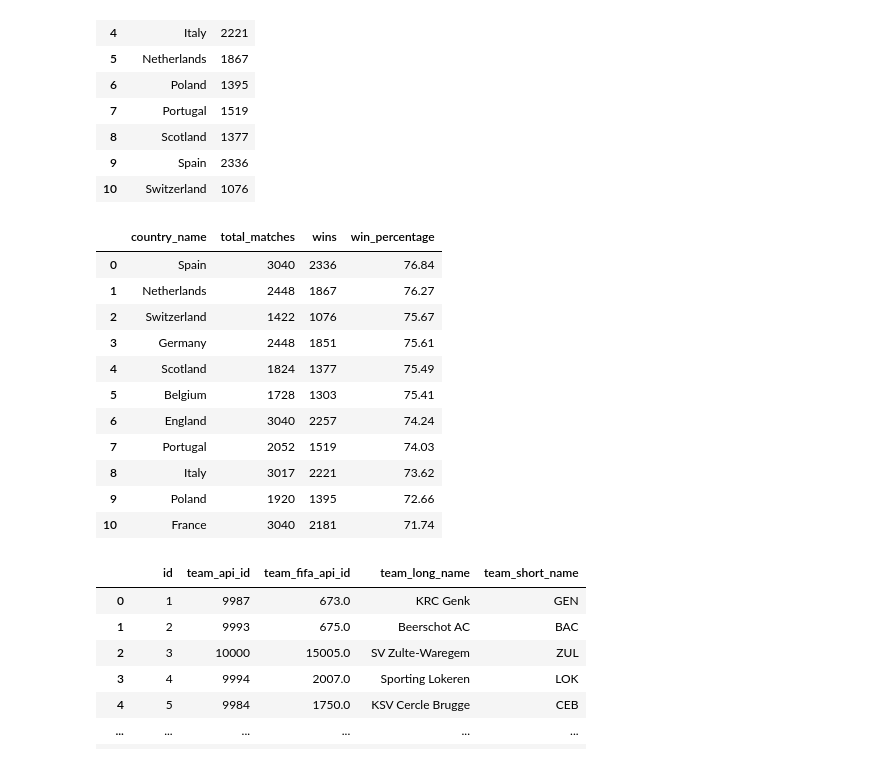
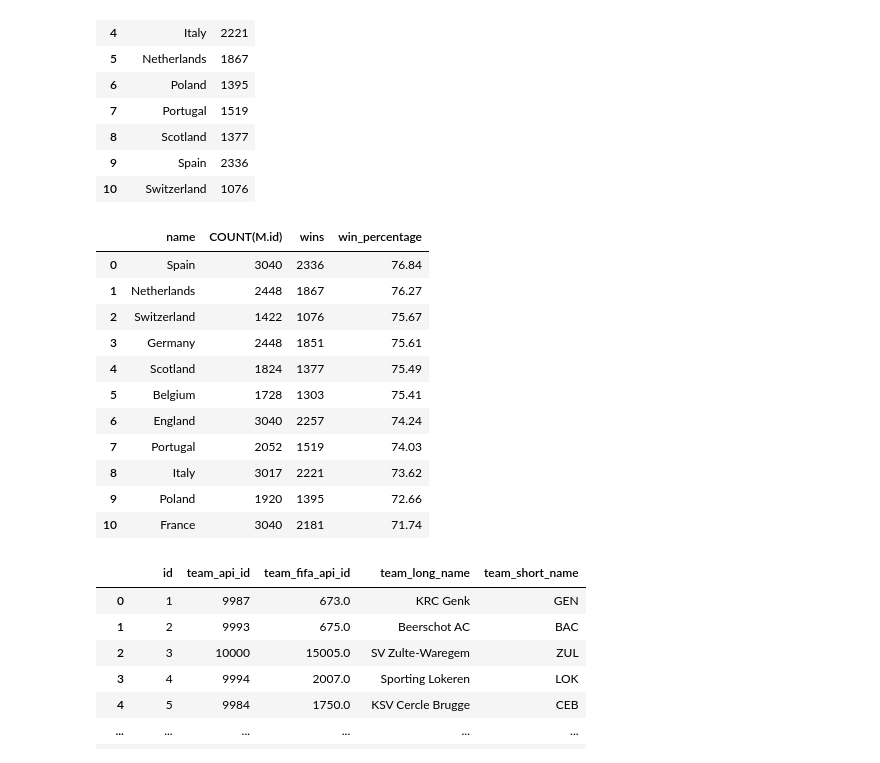
Before and after one commit to Yash-Gavade/Soccer-Game-Analysis, a Jupyter notebook: Code.ipynb, the cells around one changed output. Saved outputs shown, nothing was run; the diff lists cells and outputs as text; code cells hidden in the pictures.

Commit message:
Stats

```diff
--- a/Code.ipynb
+++ b/Code.ipynb
@@ -182,26 +179,23 @@ countries_wins
 | 9 | Spain | 2336 |
 | 10 | Switzerland | 1076 |
 # %%
-countries_stats = pd.read_sql("""
-    SELECT C.name AS country_name,
-           COUNT(M.id) AS total_matches,
-           SUM(CASE
-               WHEN (M.home_team_goal > M.away_team_goal AND C.id = M.country_id)
-                 OR (M.away_team_goal > M.home_team_goal AND C.id = M.country_id)
-               THEN 1 ELSE 0 END) AS wins,
-           ROUND(SUM(CASE
-               WHEN (M.home_team_goal > M.away_team_goal AND C.id = M.country_id)
-                 OR (M.away_team_goal > M.home_team_goal AND C.id = M.country_id)
-               THEN 1 ELSE 0 END) * 100.0 / COUNT(M.id), 2) AS win_percentage
-    FROM Country C
-    JOIN Match M ON C.id = M.country_id
-    GROUP BY C.name
-    ORDER BY win_percentage Desc;
-""", conn)
+countries_stats = pd.read_sql("""SELECT C.name, COUNT(M.id),
+                              SUM(CASE
+                              WHEN (M.home_team_goal > M.away_team_goal AND C.id = M.country_id)
+                              OR (M.away_team_goal > M.home_team_goal AND C.id = M.country_id)
+                              THEN 1 ELSE 0 END) AS wins,
+                              ROUND(SUM(CASE
+                              WHEN (M.home_team_goal > M.away_team_goal AND C.id = M.country_id)
+                              OR (M.away_team_goal > M.home_team_goal AND C.id = M.country_id)
+                              THEN 1 ELSE 0 END) * 100.0 / COUNT(M.id), 2) AS win_percentage
+                              FROM Country C
+                              JOIN Match M ON C.id = M.country_id
+                              GROUP BY C.name
+                              ORDER BY win_percentage Desc;""", conn)
 
 countries_stats
 # %% [output]
-|  | country_name | total_matches | wins | win_percentage |
+|  | name | COUNT(M.id) | wins | win_percentage |
 | 0 | Spain | 3040 | 2336 | 76.84 |
 | 1 | Netherlands | 2448 | 1867 | 76.27 |
 | 2 | Switzerland | 1422 | 1076 | 75.67 |
```
Also changed, not shown: parts of 1 cell of this notebook.
